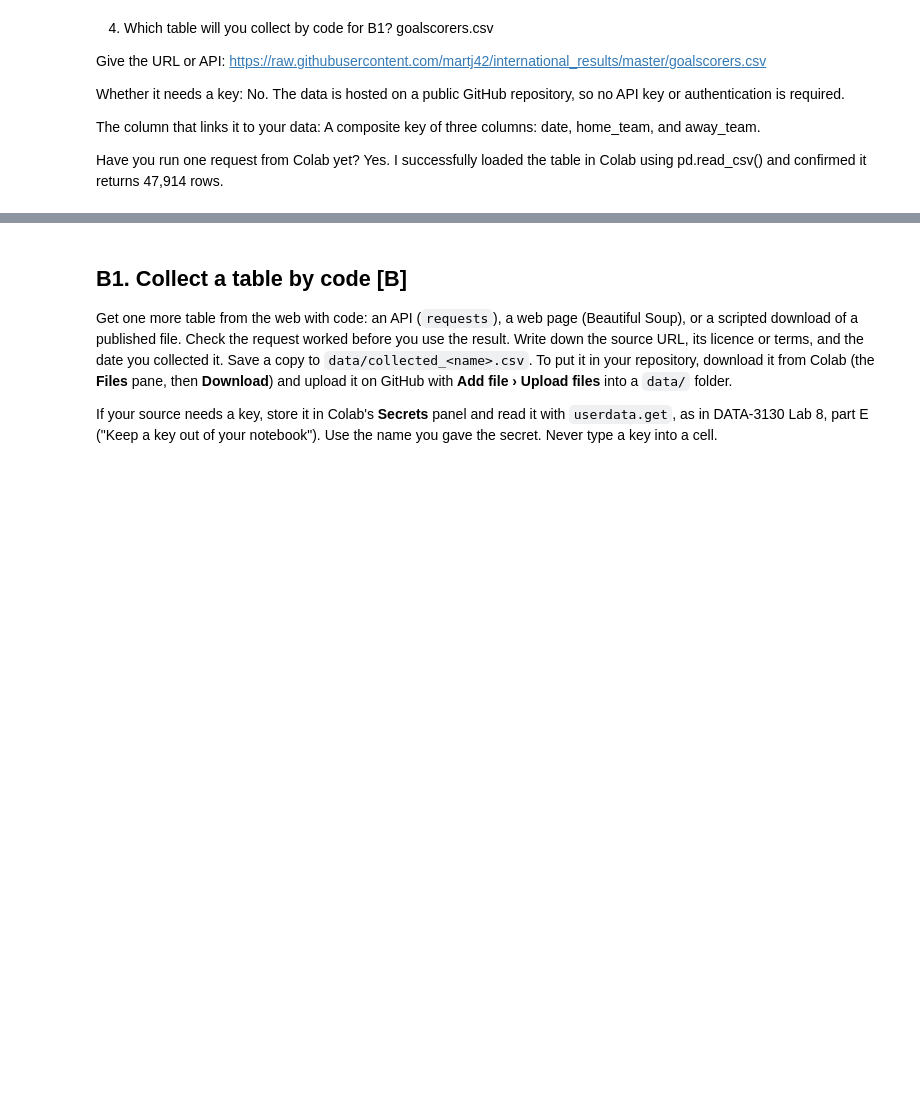
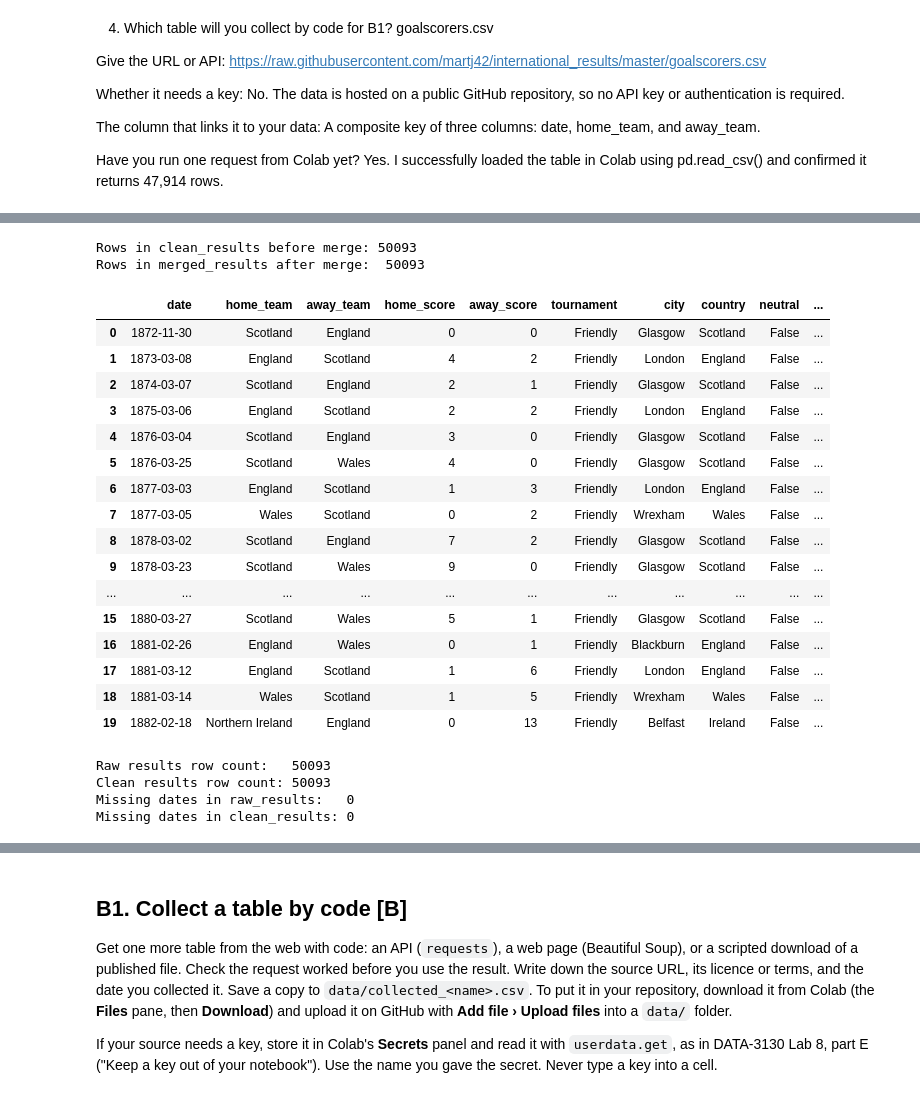
Before and after one commit to aodeyenuma/data-project, a Jupyter notebook: lo05_data_project.ipynb, the cells around one changed output, grey strips where cells are left out. Cells and saved outputs as stored; diff of their text form; code cells hidden in the pictures; blank space fills up the shorter version.

```diff
--- a/lo05_data_project.ipynb
+++ b/lo05_data_project.ipynb
@@ -580,0 +588,26 @@ Yes. I successfully loaded the table in Colab using pd.read_csv() and confirmed
+# %%
+#A3 Transforming and combining tables, with key checks
+match_key = ["date", "home_team", "away_team"]
+
+# Aggregate goalscorers to match level first so we can check alignment
+agg_goals = clean_goalscorers.groupby(match_key).size().reset_index(name="goals_scored")
+
+# Find results matches with no corresponding aggregated goals row.
+missing_in_goals = clean_results.loc[
+    ~clean_results.set_index(match_key).index.isin(
+        agg_goals.set_index(match_key).index
+    )
+].copy()
+
+zero_zero = missing_in_goals.loc[
+    (missing_in_goals["home_score"] == 0)
+    & (missing_in_goals["away_score"] == 0)
+]
+
+non_zero_without_goal_records = missing_in_goals.loc[
+    (missing_in_goals["home_score"] != 0)
+    | (missing_in_goals["away_score"] != 0)
+]
+
+print(f"Missing scorer rows for 0–0 matches: {len(zero_zero)}")
+print(f"Missing scorer rows for matches with goals: {len(non_zero_without_goal_records)}")
@@ -580,0 +663,48 @@ Yes. I successfully loaded the table in Colab using pd.read_csv() and confirmed
+# %%
+#A3 Transforming and combining tables, with key checks
+# Perform left join to merge aggregated goals into clean_results
+merged_results = pd.merge(
+    clean_results,
+    agg_goals,
+    on=match_key,
+    how='left'
+)
+
+# Fill NaN values for matches with no goals recorded in goalscorers.csv
+merged_results['goals_scored'] = merged_results['goals_scored'].fillna(0).astype(int)
+
+print(f"Rows in clean_results before merge: {len(clean_results)}")
+print(f"Rows in merged_results after merge:  {len(merged_results)}")
+display(merged_results.head(20))
+# %% [output]
+Rows in clean_results before merge: 50093
+Rows in merged_results after merge:  50093
+|  | date | home_team | away_team | home_score | away_score | tournament | city | country | neutral | ... |
+| 0 | 1872-11-30 | Scotland | England | 0 | 0 | Friendly | Glasgow | Scotland | False | ... |
+| 1 | 1873-03-08 | England | Scotland | 4 | 2 | Friendly | London | England | False | ... |
+| 2 | 1874-03-07 | Scotland | England | 2 | 1 | Friendly | Glasgow | Scotland | False | ... |
+| 3 | 1875-03-06 | England | Scotland | 2 | 2 | Friendly | London | England | False | ... |
+| 4 | 1876-03-04 | Scotland | England | 3 | 0 | Friendly | Glasgow | Scotland | False | ... |
+| 5 | 1876-03-25 | Scotland | Wales | 4 | 0 | Friendly | Glasgow | Scotland | False | ... |
+| 6 | 1877-03-03 | England | Scotland | 1 | 3 | Friendly | London | England | False | ... |
+| 7 | 1877-03-05 | Wales | Scotland | 0 | 2 | Friendly | Wrexham | Wales | False | ... |
+| 8 | 1878-03-02 | Scotland | England | 7 | 2 | Friendly | Glasgow | Scotland | False | ... |
+| 9 | 1878-03-23 | Scotland | Wales | 9 | 0 | Friendly | Glasgow | Scotland | False | ... |
+| ... | ... | ... | ... | ... | ... | ... | ... | ... | ... | ... |
+| 15 | 1880-03-27 | Scotland | Wales | 5 | 1 | Friendly | Glasgow | Scotland | False | ... |
+| 16 | 1881-02-26 | England | Wales | 0 | 1 | Friendly | Blackburn | England | False | ... |
+| 17 | 1881-03-12 | England | Scotland | 1 | 6 | Friendly | London | England | False | ... |
+| 18 | 1881-03-14 | Wales | Scotland | 1 | 5 | Friendly | Wrexham | Wales | False | ... |
+| 19 | 1882-02-18 | Northern Ireland | England | 0 | 13 | Friendly | Belfast | Ireland | False | ... |
+# %%
+print(f"Raw results row count:   {len(raw_results)}")
+print(f"Clean results row count: {len(clean_results)}")
+
+# Did we accidentally drop rows with missing dates?
+print(f"Missing dates in raw_results:   {raw_results['date'].isna().sum()}")
+print(f"Missing dates in clean_results: {clean_results['date'].isna().sum()}")
+# %% [output]
+Raw results row count:   50093
+Clean results row count: 50093
+Missing dates in raw_results:   0
+Missing dates in clean_results: 0
```
Also changed, not shown: parts of 20 cells of this notebook.
